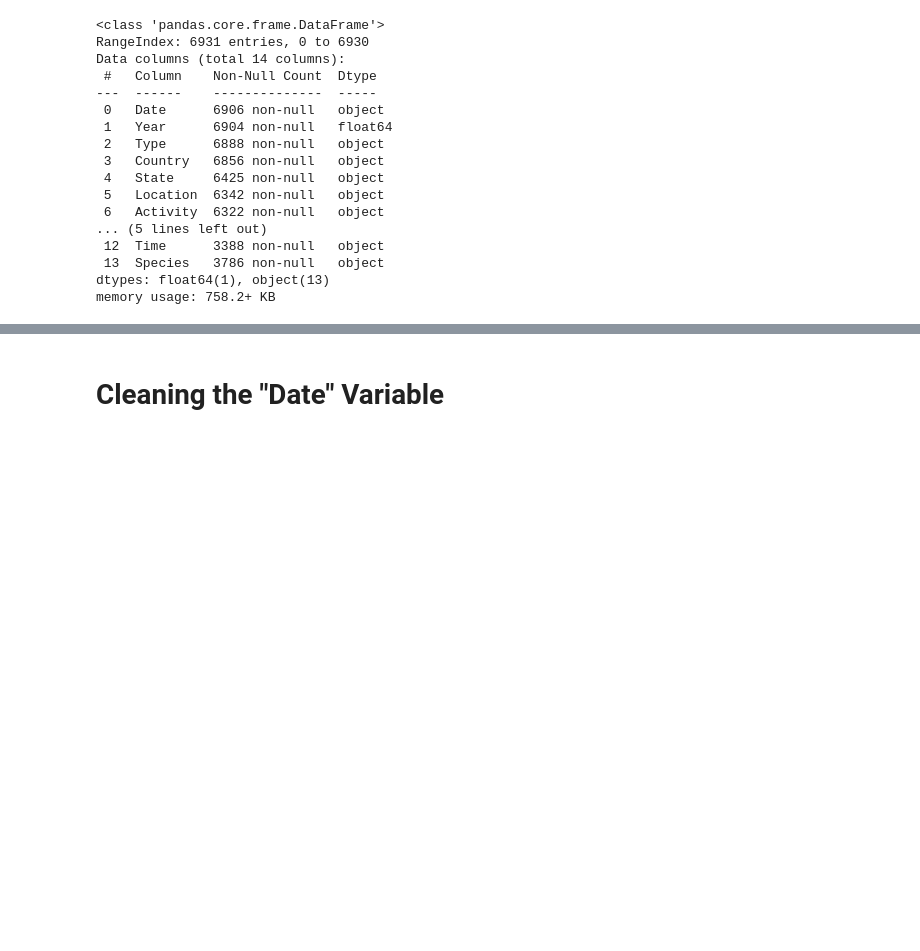
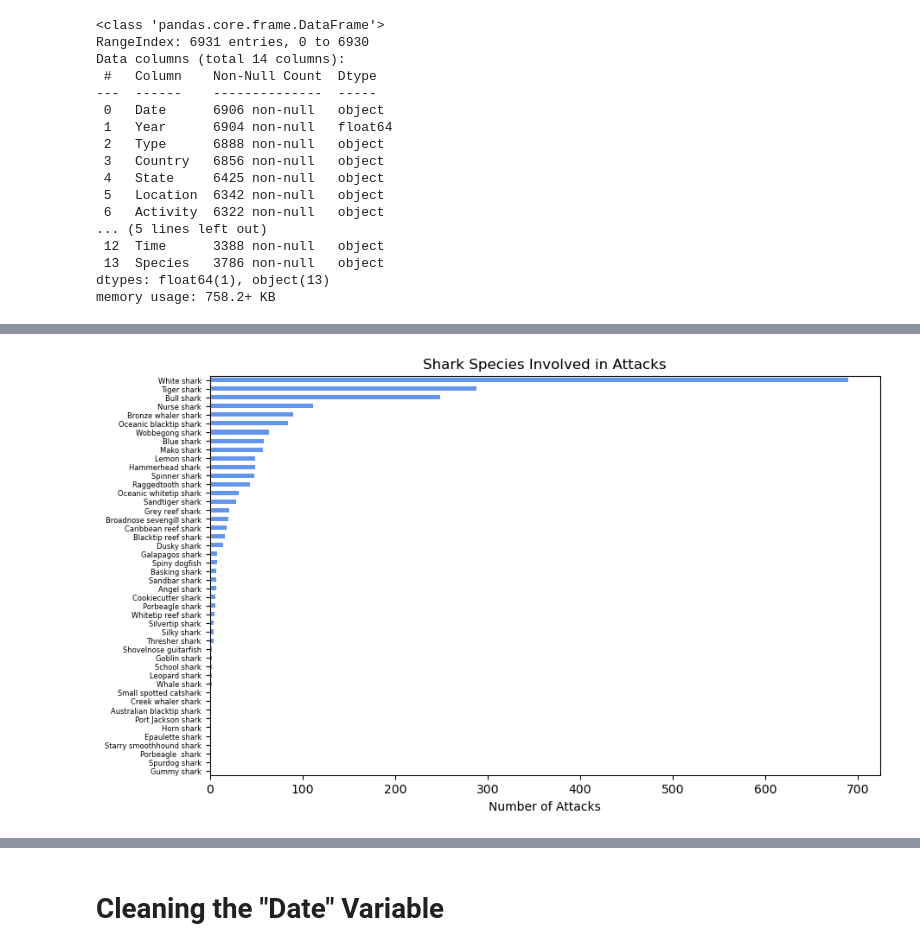
Before and after one commit to MatteSchmitt/Shark, a Jupyter notebook: Global_Shark_Attack_Project_Code.ipynb, the cells around one changed output, grey strips where cells are left out. Cells and saved outputs as stored; diff of their text form; code cells hidden in the pictures; blank space fills up the shorter version.

```diff
--- a/Global_Shark_Attack_Project_Code.ipynb
+++ b/Global_Shark_Attack_Project_Code.ipynb
@@ -315,19 +307,23 @@ species_counts = sharks['Species'].value_counts()
 # %%
-# sharkkssp = sharks[~sharks['Species'].isin(['unidentified', 'false report', 'Non confirmed'])]
+sharkkssp = sharks[~sharks['Species'].isin(['unidentified', 'false report', 'Non confirmed'])]
 
-# species_counts = sharkkssp['Species'].value_counts()
+species_counts = sharkkssp['Species'].value_counts()
 
-# species_counts_filtered = species_counts[species_counts > 0]
+species_counts_filtered = species_counts[species_counts > 0]
 
-# species_counts_filtered = species_counts_filtered.sort_values(ascending=True)
+species_counts_filtered = species_counts_filtered.sort_values(ascending=True)
 
-# plt.figure(figsize=(10, 8))
-# species_counts_filtered.plot(kind='barh', color='cornflowerblue')
+plt.figure(figsize=(10, 6))
+species_counts_filtered.plot(kind='barh', color='cornflowerblue')
 
-# plt.title('Shark Species Involved in Attacks')
-# plt.xlabel('Attacks')
+# Formatting the Labels and Title
+plt.title('Shark Species Involved in Attacks')
+plt.xlabel('Number of Attacks')
+plt.ylabel('')
+plt.yticks(fontsize = 6)
 
-# plt.gca().set_ylabel('')
-
-# plt.show()
+# Showing the plot
+plt.show()
+# %% [output]
+[figure, added]
 # %% [markdown]
```
Also changed, not shown: parts of 85 cells of this notebook.
